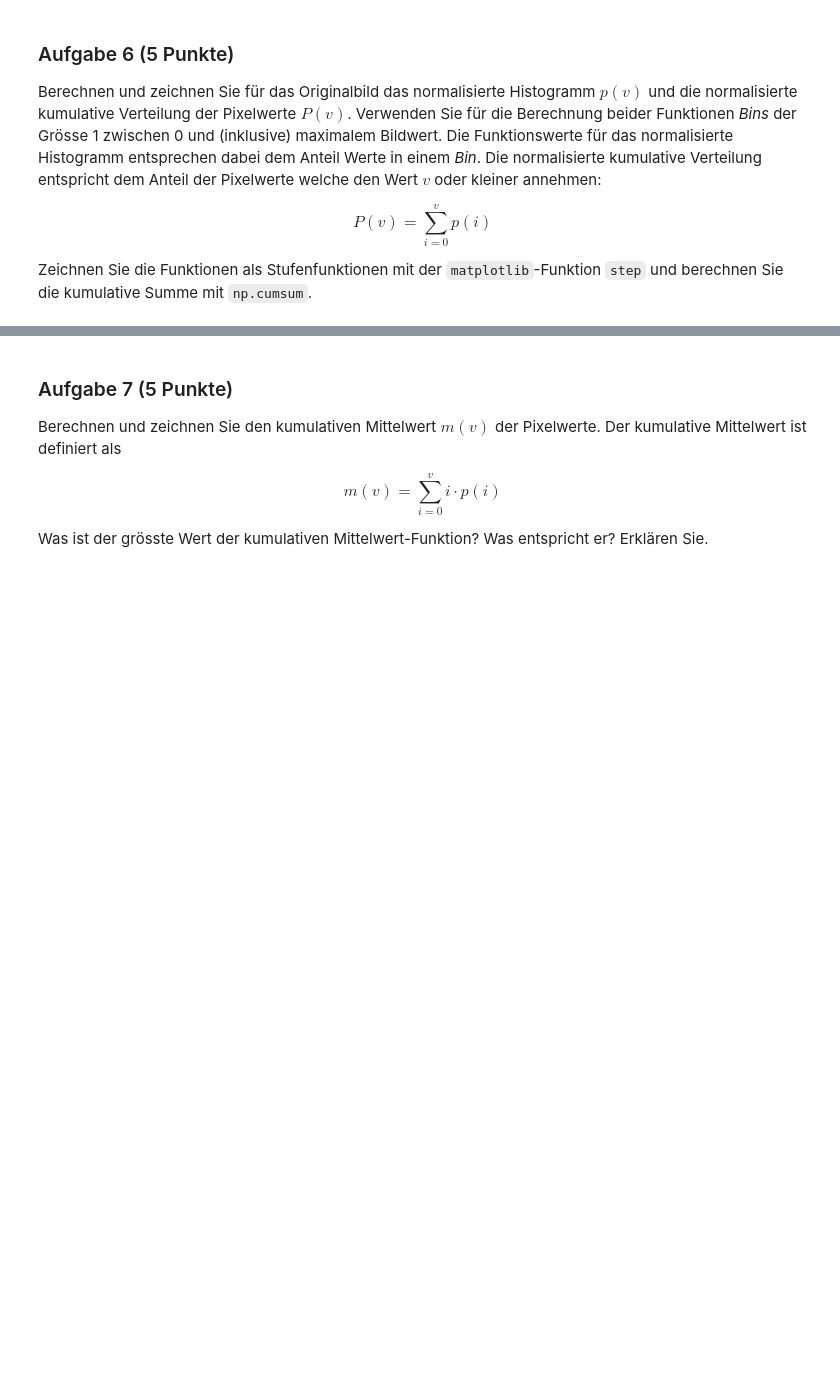
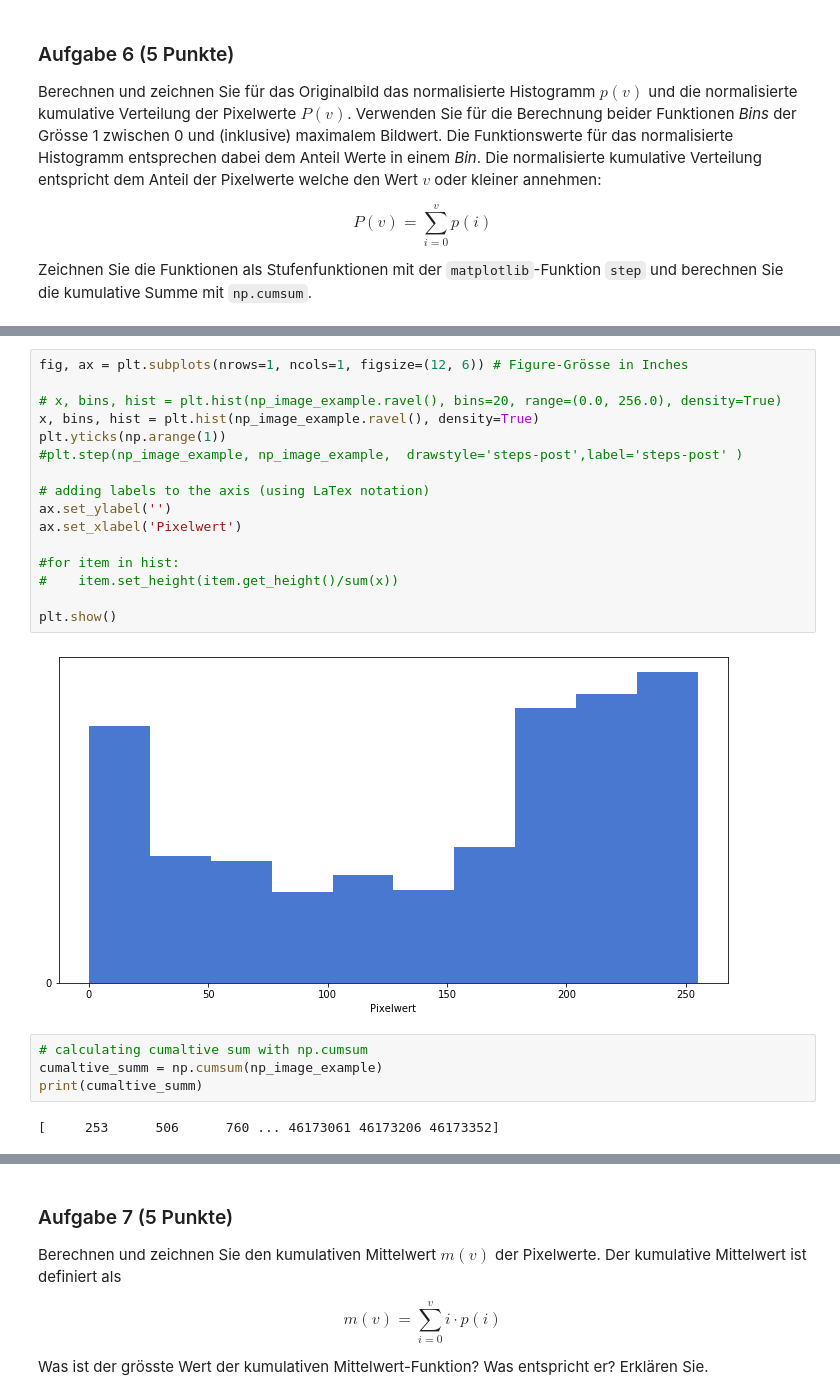
Before and after one commit to JuliaLauraMueller/dsp_hs2019, a Jupyter notebook: assignments/assignment07/exercise07.ipynb, the cells around one changed output, grey strips where cells are left out. Cells and saved outputs as stored; diff of their text form; blank space fills up the shorter version.

```diff
--- a/assignments/assignment07/exercise07.ipynb
+++ b/assignments/assignment07/exercise07.ipynb
@@ -278,0 +284,24 @@ raise NotImplementedError()
+# %%
+fig, ax = plt.subplots(nrows=1, ncols=1, figsize=(12, 6)) # Figure-Grösse in Inches
+
+# x, bins, hist = plt.hist(np_image_example.ravel(), bins=20, range=(0.0, 256.0), density=True)
+x, bins, hist = plt.hist(np_image_example.ravel(), density=True)
+plt.yticks(np.arange(1))
+#plt.step(np_image_example, np_image_example,  drawstyle='steps-post',label='steps-post' )
+
+# adding labels to the axis (using LaTex notation)
+ax.set_ylabel('')
+ax.set_xlabel('Pixelwert')
+
+#for item in hist:
+#    item.set_height(item.get_height()/sum(x))
+
+plt.show()
+# %% [output]
+[figure, added]
+# %%
+# calculating cumaltive sum with np.cumsum
+cumaltive_summ = np.cumsum(np_image_example)
+print(cumaltive_summ)
+# %% [output]
+[     253      506      760 ... 46173061 46173206 46173352]
```
Also changed, not shown: parts of 3 cells of this notebook.
